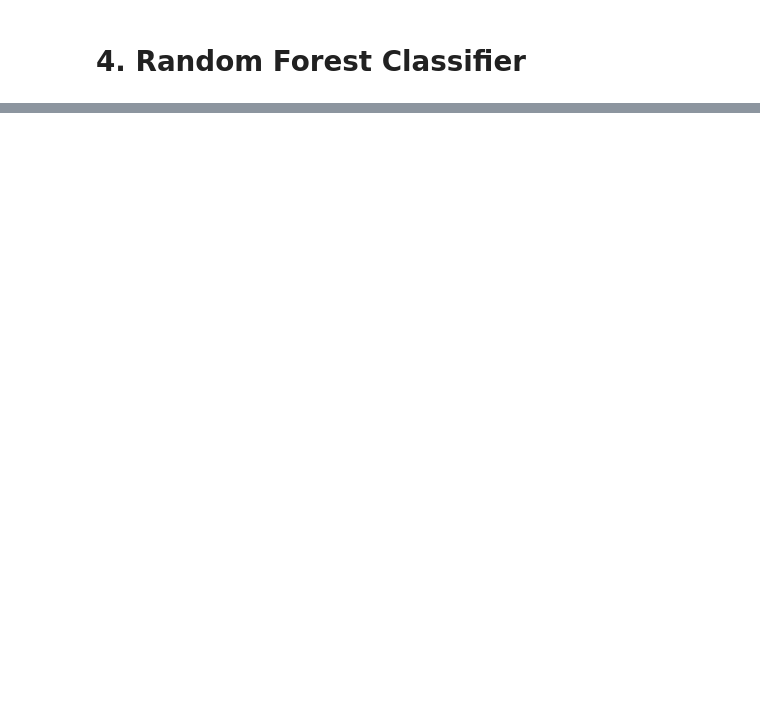
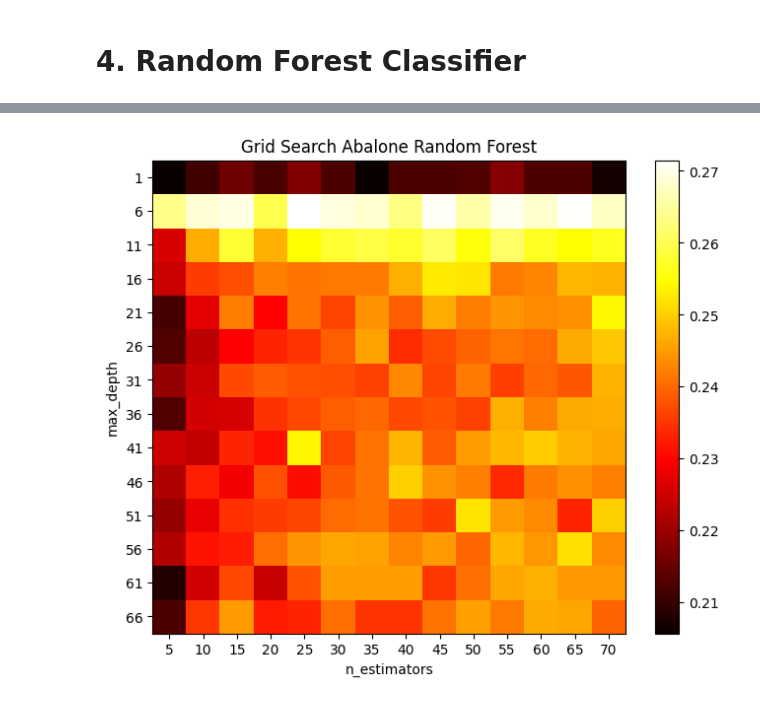
Before and after one commit to niiquaye/ECE457B, a Jupyter notebook: W25-asg1/assignment.ipynb, the cells around one changed output, grey strips where cells are left out. Saved outputs shown, nothing was run; the diff lists cells and outputs as text; code cells hidden in the pictures; blank space fills up the shorter version.

```diff
--- a/W25-asg1/assignment.ipynb
+++ b/W25-asg1/assignment.ipynb
@@ -490,0 +546,15 @@ abalone_random_forsest_gscv.best_params_
+# %%
+scores = abalone_random_forsest_gscv.cv_results_['mean_test_score'].reshape(len(random_forest_classification_parameters['n_estimators']),len(random_forest_classification_parameters['max_depth']))
+
+plt.figure(figsize=(8, 6))
+plt.subplots_adjust(left=.2, right=0.95, bottom=0.15, top=0.95)
+plt.imshow(scores, interpolation='nearest', cmap=plt.cm.hot)
+plt.xlabel('n_estimators')
+plt.ylabel('max_depth')
+plt.colorbar()
+plt.xticks(np.arange(len(random_forest_classification_parameters['n_estimators'])), random_forest_classification_parameters['n_estimators'])
+plt.yticks(np.arange(len(random_forest_classification_parameters['max_depth'])), random_forest_classification_parameters['max_depth'])
+plt.title('Grid Search Abalone Random Forest')
+plt.show()
+# %% [output]
+[figure, added]
```
Also changed, not shown: parts of 25 cells of this notebook, 4 other files.
